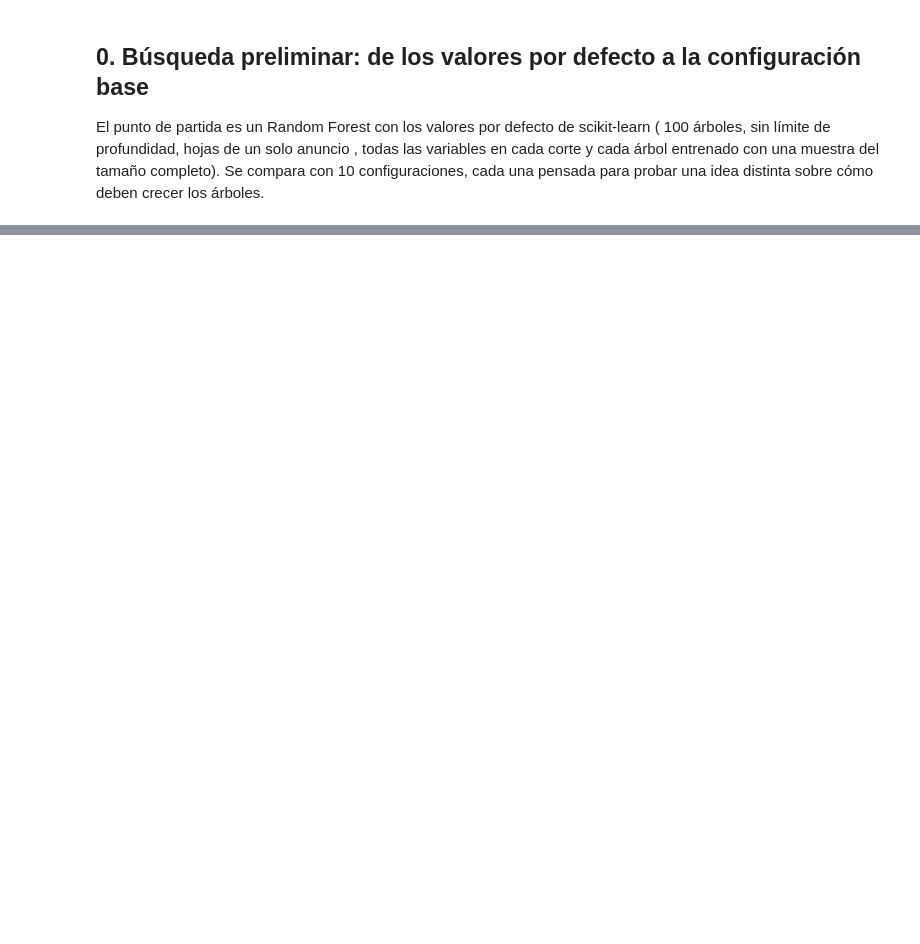
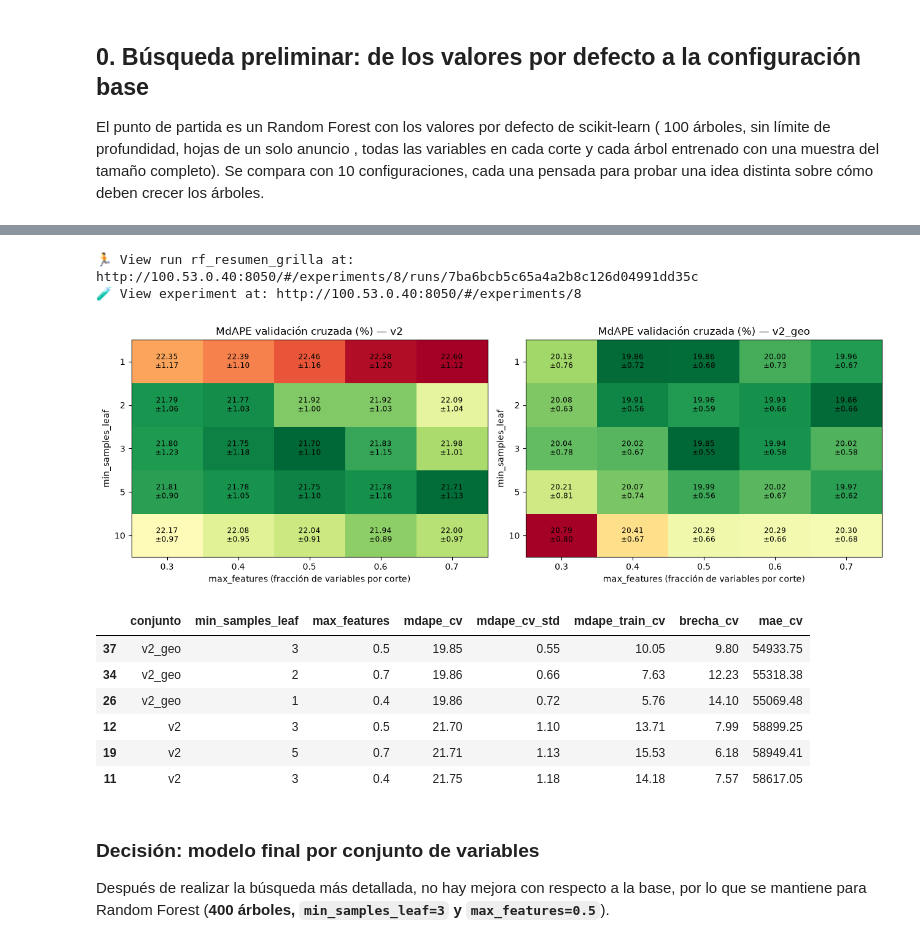
Before and after one commit to EdgarIMR/precios_airbnb_bogota, a Jupyter notebook: notebooks/03_random_forest.ipynb, the cells around one changed output, grey strips where cells are left out. Saved outputs shown, nothing was run; the diff lists cells and outputs as text; code cells hidden in the pictures; blank space fills up the shorter version.

```diff
--- a/notebooks/03_random_forest.ipynb
+++ b/notebooks/03_random_forest.ipynb
@@ -129,0 +203,10 @@ if EJECUTAR_PREBUSQUEDA:
+# %%
+if EJECUTAR_BASE:
+    iniciar_mlflow("bogoprice-random-forest-cv")
+    for version in ["v2", "v2_geo"]:
+        modelo, params = rf()
+        r = evaluar_cv(datos, pliegues, f"rf_base_{version}", modelo, version,
+                       {"modelo": "RandomForest", "parametro_variado": "base", **params}, AUTOR)
+        resultados.append({"corrida": f"rf_base_{version}", "conjunto": version,
+                           "parametro": "base", "valor": "-", **r})
+        print(f"{version:7s} MdAPE CV = {r['mdape_cv']:.2f} ± {r['mdape_cv_std']:.2f} %")
@@ -129,0 +377,54 @@ if EJECUTAR_PREBUSQUEDA:
+# %%
+if EJECUTAR_AJUSTE:
+    # Mapa de calor del MdAPE de validación cruzada para cada conjunto de variables
+    fig, ejes = plt.subplots(1, 2, figsize=(13, 4.5))
+    for eje, version in zip(ejes, ["v2", "v2_geo"]):
+        d = grilla[grilla["conjunto"] == version]
+        media = d.pivot(index="min_samples_leaf", columns="max_features", values="mdape_cv")
+        desv = d.pivot(index="min_samples_leaf", columns="max_features", values="mdape_cv_std")
+        eje.imshow(media.values, cmap="RdYlGn_r", aspect="auto")
+        eje.set_xticks(range(len(media.columns)), [f"{v:g}" for v in media.columns])
+        eje.set_yticks(range(len(media.index)), media.index)
+        for i in range(media.shape[0]):
+            for j in range(media.shape[1]):
+                eje.text(j, i, f"{media.values[i, j]:.2f}\n±{desv.values[i, j]:.2f}",
+                         ha="center", va="center", color="black", fontsize=8.5)
+        eje.set_xlabel("max_features (fracción de variables por corte)")
+        eje.set_ylabel("min_samples_leaf")
+        eje.set_title(f"MdAPE validación cruzada (%) — {version}")
+    fig.tight_layout()
+
+    # Se guarda la figura y la tabla en MLflow, en una corrida de resumen
+    mejores = grilla.loc[grilla.groupby("conjunto")["mdape_cv"].idxmin()]
+    with tempfile.TemporaryDirectory() as tmp:
+        ruta_fig = os.path.join(tmp, "grilla_rf_mdape_cv.png")
+        ruta_csv = os.path.join(tmp, "grilla_rf_cv.csv")
+        fig.savefig(ruta_fig, dpi=130)
+        grilla.to_csv(ruta_csv, index=False)
+        registrar_corrida(
+            "rf_resumen_grilla",
+            {"min_samples_leaf": str(hojas), "max_features": str(variables_corte)},
+            {f"mejor_mdape_cv_{fila.conjunto}": float(fila.mdape_cv) for fila in mejores.itertuples()},
+            artefactos=[ruta_fig, ruta_csv],
+            tags={"autor": AUTOR, "modelo": "Resumen", "etapa": "validacion_cruzada"},
+        )
+    plt.show()
+
+    columnas = ["conjunto", "min_samples_leaf", "max_features", "mdape_cv", "mdape_cv_std",
+                "mdape_train_cv", "brecha_cv", "mae_cv"]
+    display(grilla.sort_values("mdape_cv").groupby("conjunto").head(3)[columnas].round(2))
+# %% [output]
+🏃 View run rf_resumen_grilla at: http://100.53.0.40:8050/#/experiments/8/runs/7ba6bcb5c65a4a2b8c126d04991dd35c
+🧪 View experiment at: http://100.53.0.40:8050/#/experiments/8
+[figure, added]
+|  | conjunto | min_samples_leaf | max_features | mdape_cv | mdape_cv_std | mdape_train_cv | brecha_cv | mae_cv |
+| 37 | v2_geo | 3 | 0.5 | 19.85 | 0.55 | 10.05 | 9.80 | 54933.75 |
+| 34 | v2_geo | 2 | 0.7 | 19.86 | 0.66 | 7.63 | 12.23 | 55318.38 |
+| 26 | v2_geo | 1 | 0.4 | 19.86 | 0.72 | 5.76 | 14.10 | 55069.48 |
+| 12 | v2 | 3 | 0.5 | 21.70 | 1.10 | 13.71 | 7.99 | 58899.25 |
+| 19 | v2 | 5 | 0.7 | 21.71 | 1.13 | 15.53 | 6.18 | 58949.41 |
+| 11 | v2 | 3 | 0.4 | 21.75 | 1.18 | 14.18 | 7.57 | 58617.05 |
+# %% [markdown]
+### Decisión: modelo final por conjunto de variables
+
+Después de realizar la búsqueda más detallada, no hay mejora con respecto a la base, por lo que se mantiene para Random Forest (**400 árboles, `min_samples_leaf=3` y `max_features=0.5`**).
```
Also changed, not shown: parts of 14 cells of this notebook.
